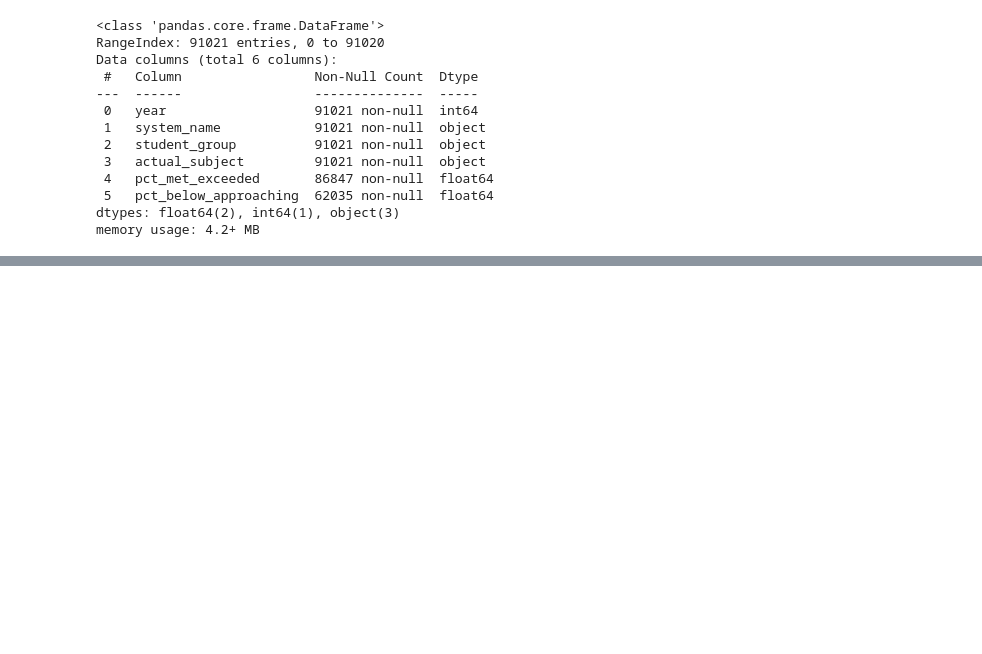
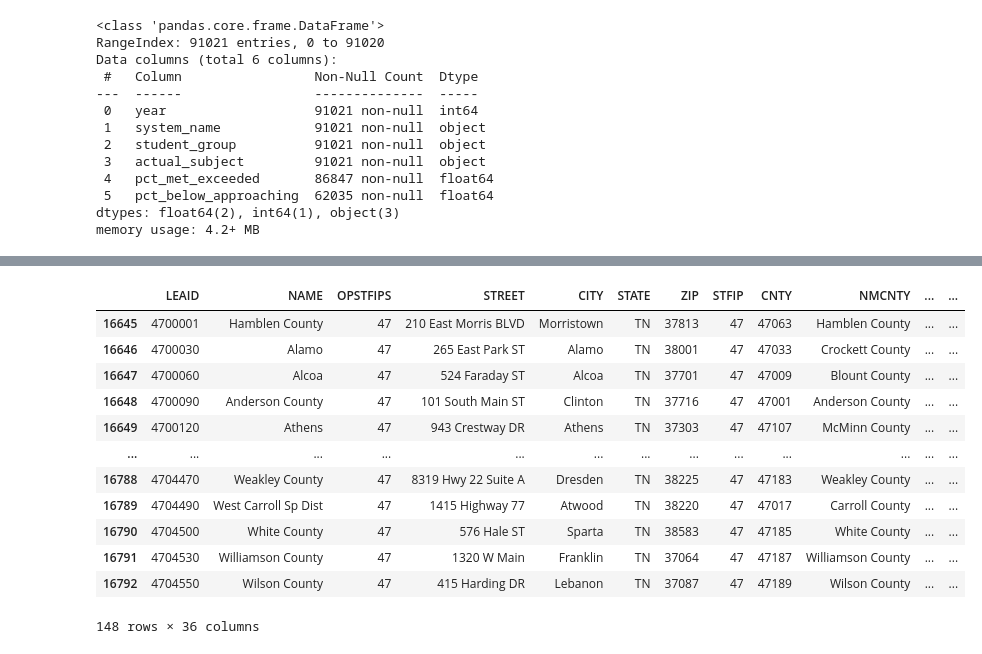
Before and after one commit to jmcapps/education_capstone, a Jupyter notebook: notebooks/test.ipynb, the cells around one changed output, grey strips where cells are left out. Saved outputs shown, nothing was run; the diff lists cells and outputs as text; code cells hidden in the pictures; blank space fills up the shorter version.

```diff
--- a/notebooks/test.ipynb
+++ b/notebooks/test.ipynb
@@ -2200,0 +2213,2 @@ combined_df_1923.to_csv('combined_df_1923.csv', index=False)
+# %%
+geocode = pd.read_excel('../data/EDGE_GEOCODE_PUBLICLEA_2223.xlsx')
@@ -2200,0 +2225,18 @@ combined_df_1923.to_csv('combined_df_1923.csv', index=False)
+# %%
+geo_tn = geocode[geocode['STATE'] == 'TN']
+# %%
+geo_tn
+# %% [output]
+|  | LEAID | NAME | OPSTFIPS | STREET | CITY | STATE | ZIP | STFIP | CNTY | NMCNTY | ... | ... |
+| 16645 | 4700001 | Hamblen County | 47 | 210 East Morris BLVD | Morristown | TN | 37813 | 47 | 47063 | Hamblen County | ... | ... |
+| 16646 | 4700030 | Alamo | 47 | 265 East Park ST | Alamo | TN | 38001 | 47 | 47033 | Crockett County | ... | ... |
+| 16647 | 4700060 | Alcoa | 47 | 524 Faraday ST | Alcoa | TN | 37701 | 47 | 47009 | Blount County | ... | ... |
+| 16648 | 4700090 | Anderson County | 47 | 101 South Main ST | Clinton | TN | 37716 | 47 | 47001 | Anderson County | ... | ... |
+| 16649 | 4700120 | Athens | 47 | 943 Crestway DR | Athens | TN | 37303 | 47 | 47107 | McMinn County | ... | ... |
+| ... | ... | ... | ... | ... | ... | ... | ... | ... | ... | ... | ... | ... |
+| 16788 | 4704470 | Weakley County | 47 | 8319 Hwy 22 Suite A | Dresden | TN | 38225 | 47 | 47183 | Weakley County | ... | ... |
+| 16789 | 4704490 | West Carroll Sp Dist | 47 | 1415 Highway 77 | Atwood | TN | 38220 | 47 | 47017 | Carroll County | ... | ... |
+| 16790 | 4704500 | White County | 47 | 576 Hale ST | Sparta | TN | 38583 | 47 | 47185 | White County | ... | ... |
+| 16791 | 4704530 | Williamson County | 47 | 1320 W Main | Franklin | TN | 37064 | 47 | 47187 | Williamson County | ... | ... |
+| 16792 | 4704550 | Wilson County | 47 | 415 Harding DR | Lebanon | TN | 37087 | 47 | 47189 | Wilson County | ... | ... |
+148 rows × 36 columns
```
Also changed, not shown: parts of 152 cells of this notebook, 4 other files.
